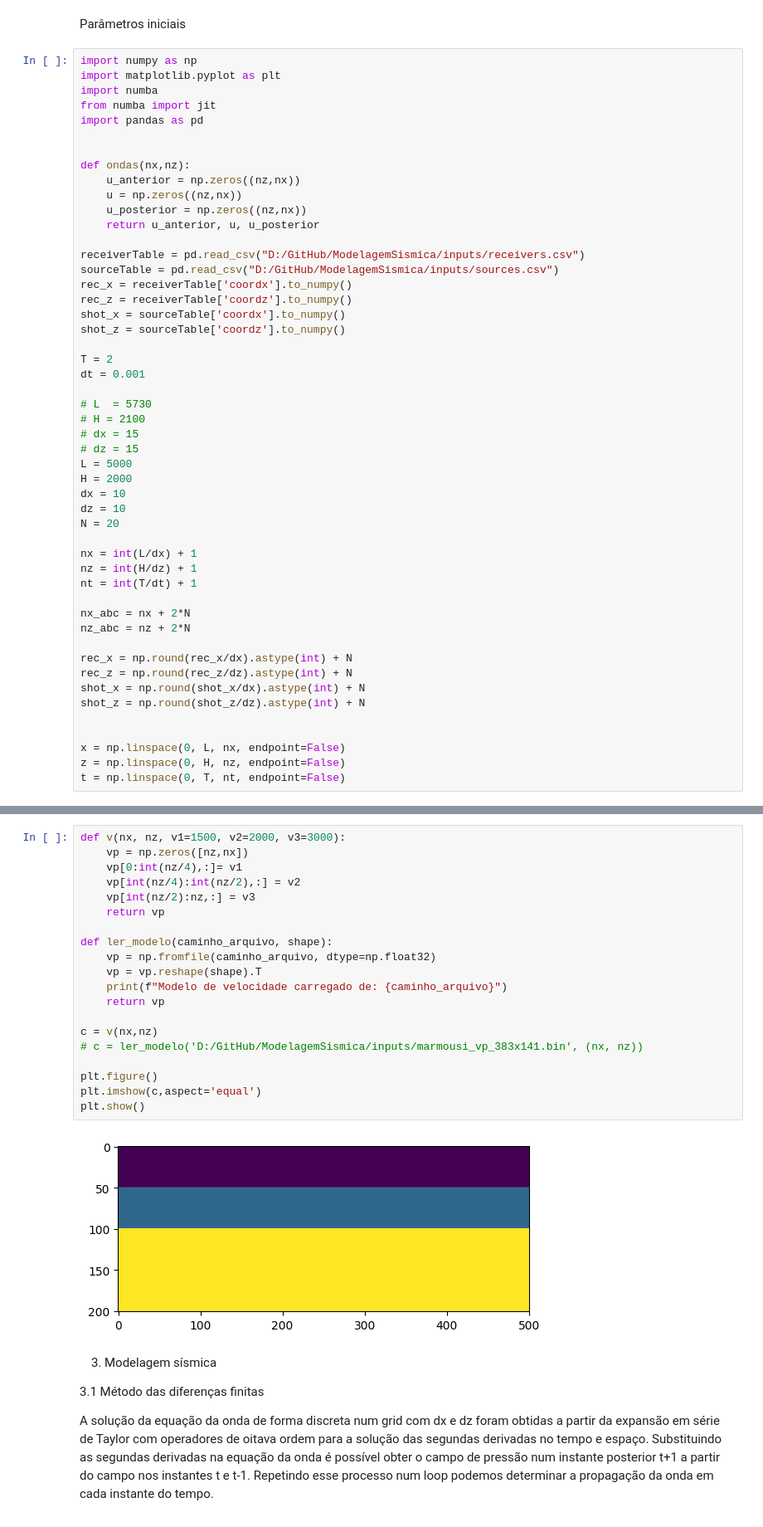
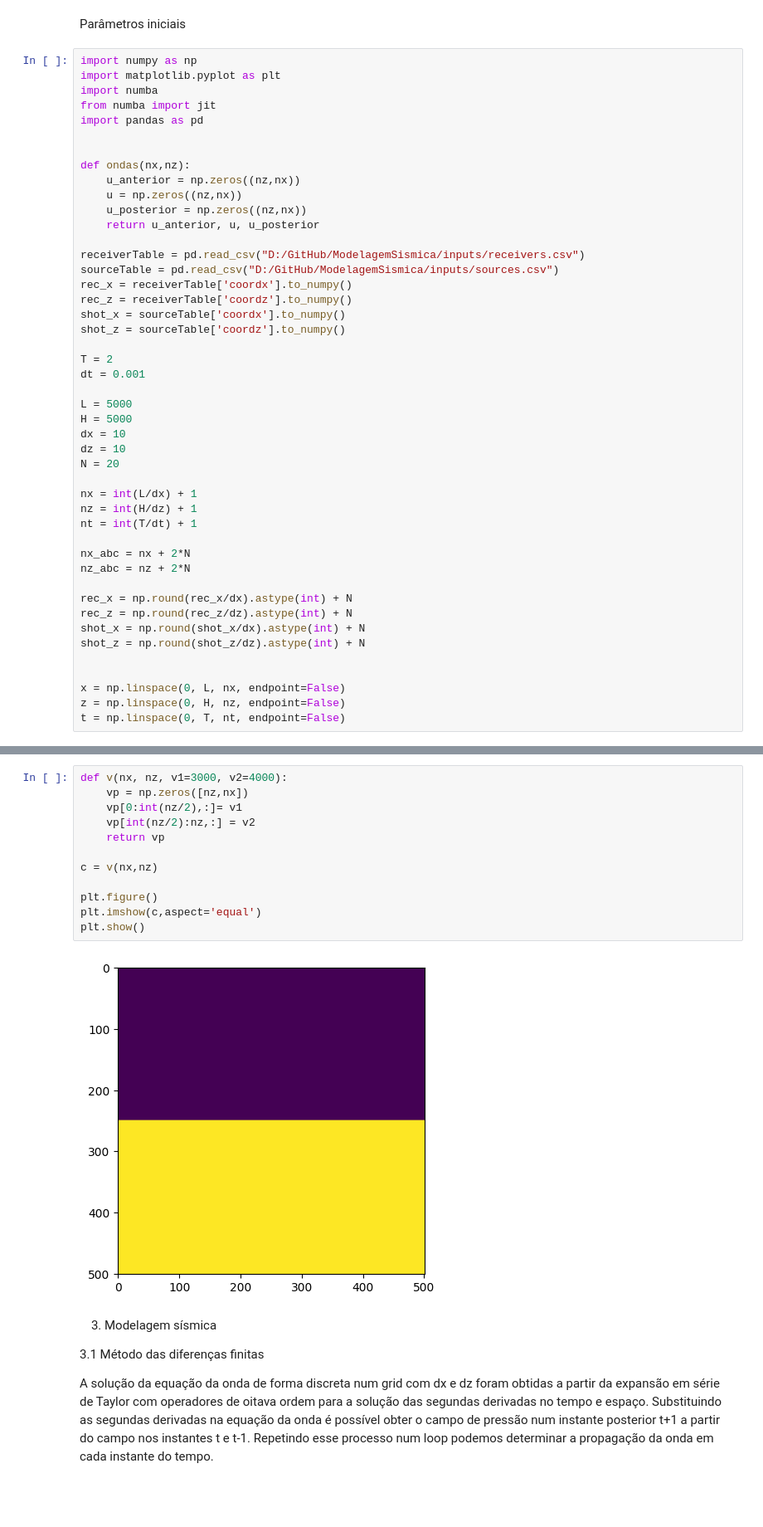
Before and after one commit to GISIS-UFF/SeismicModeling2D, a Jupyter notebook: src/Relatorio.ipynb, the cells around one changed output, grey strips where cells are left out. Shown at 83% size. Cells and saved outputs as stored; diff of their text form; blank space fills up the shorter version.

```diff
--- a/src/Relatorio.ipynb
+++ b/src/Relatorio.ipynb
@@ -30,12 +30,8 @@ shot_z = sourceTable['coordz'].to_numpy()
 T = 2
 dt = 0.001
 
-# L  = 5730
-# H = 2100
-# dx = 15
-# dz = 15
 L = 5000
-H = 2000
+H = 5000
 dx = 10
 dz = 10
 N = 20
@@ -110,27 +106,19 @@ plt.show()
 # %% [output]
 [figure]
 # %%
-def v(nx, nz, v1=1500, v2=2000, v3=3000):
+def v(nx, nz, v1=3000, v2=4000):
     vp = np.zeros([nz,nx])
-    vp[0:int(nz/4),:]= v1
-    vp[int(nz/4):int(nz/2),:] = v2
-    vp[int(nz/2):nz,:] = v3
-    return vp
-
-def ler_modelo(caminho_arquivo, shape):
-    vp = np.fromfile(caminho_arquivo, dtype=np.float32)
-    vp = vp.reshape(shape).T
-    print(f"Modelo de velocidade carregado de: {caminho_arquivo}")
+    vp[0:int(nz/2),:]= v1
+    vp[int(nz/2):nz,:] = v2
     return vp
 
 c = v(nx,nz)
-# c = ler_modelo('D:/GitHub/ModelagemSismica/inputs/marmousi_vp_383x141.bin', (nx, nz))
 
 plt.figure()
 plt.imshow(c,aspect='equal')
 plt.show()
 # %% [output]
-[figure, old version]
+[figure, new version]
 # %% [markdown]
 3. Modelagem sísmica
 
```
Also changed, not shown: parts of 23 cells of this notebook, 6 other files.
